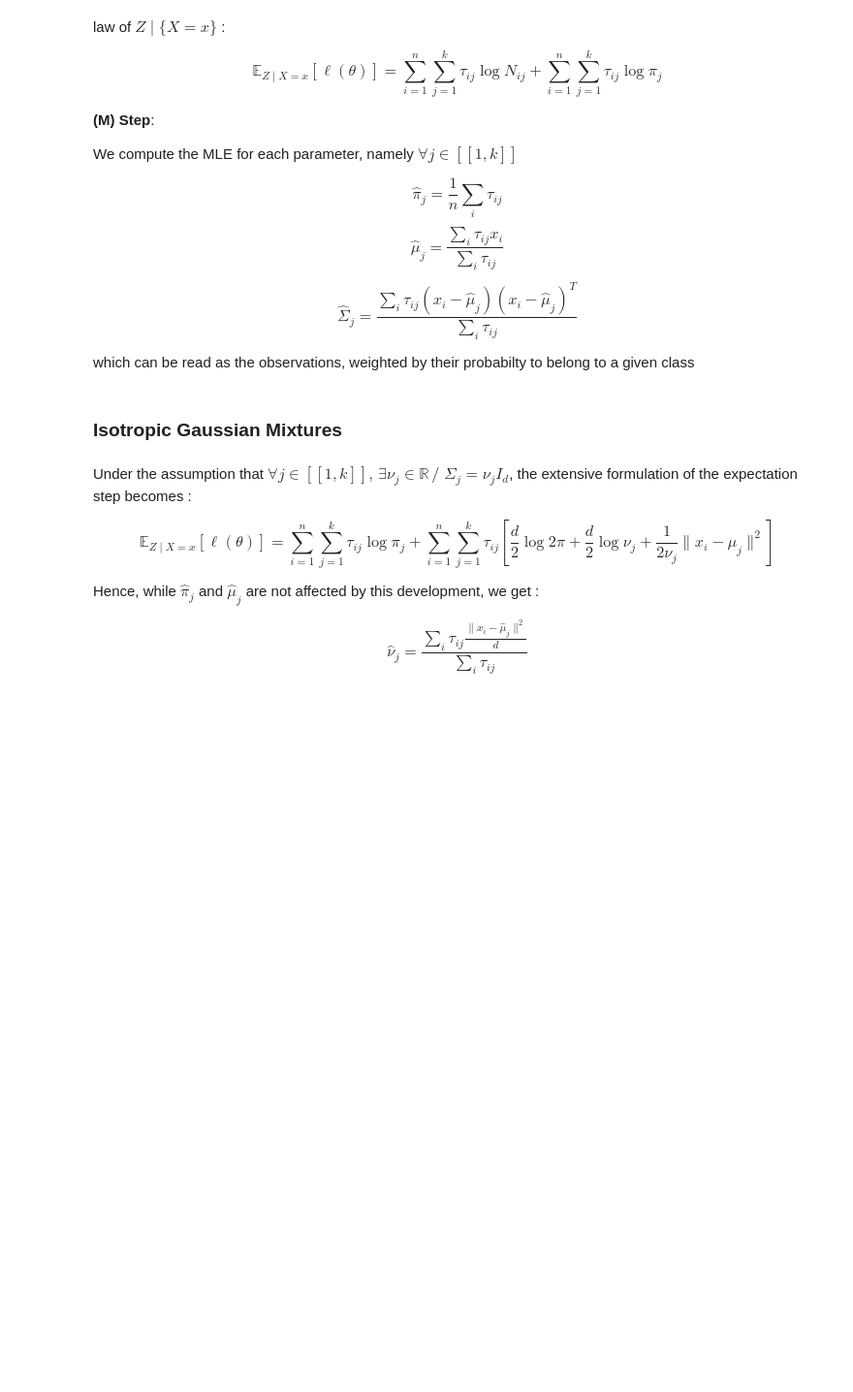
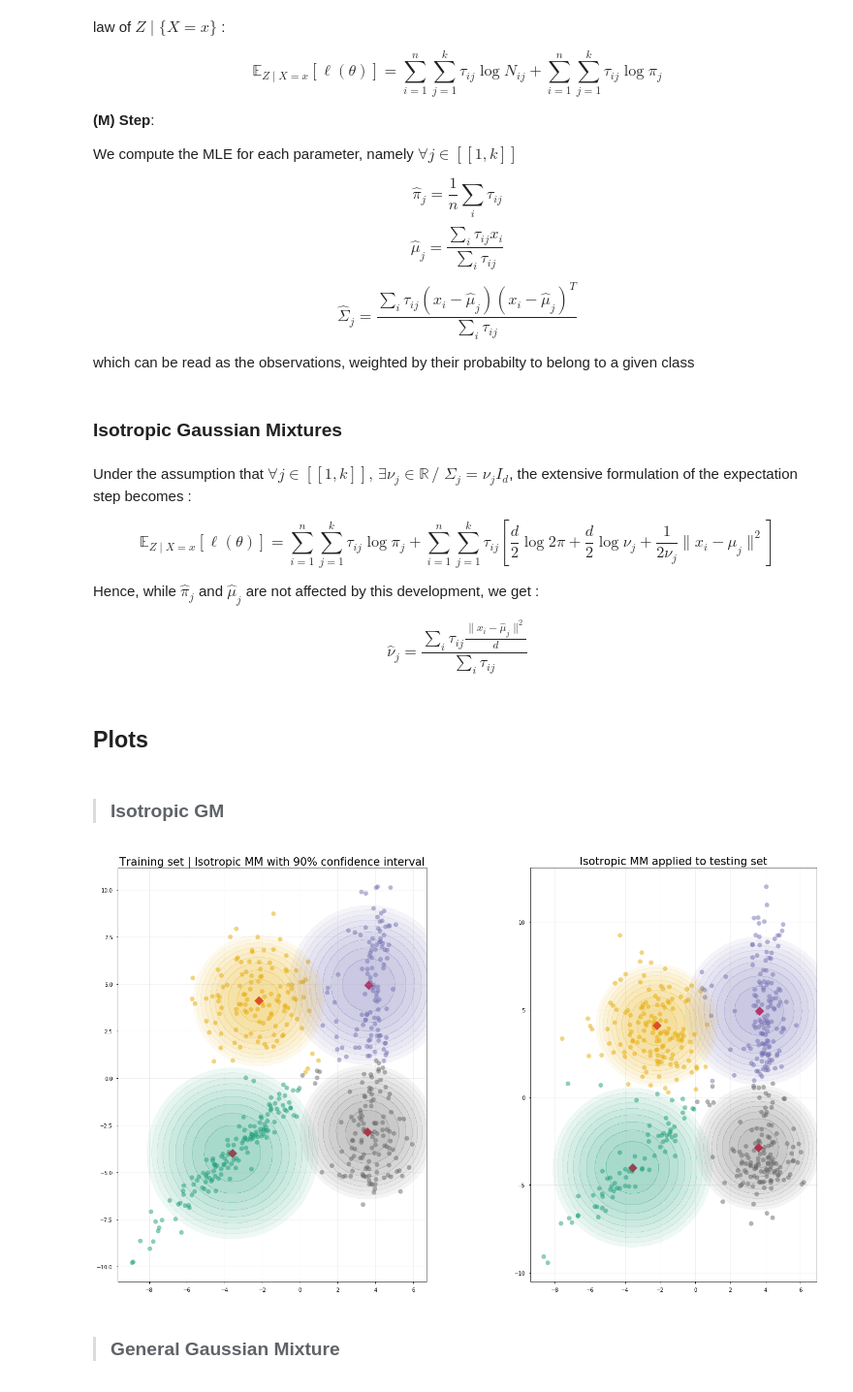
Before and after one commit to shahineb/archives1819, a Jupyter notebook: HWK2/HWK2.ipynb, the cells around one changed output. Shown at 97% size. Drawn from its saved outputs; the diff is of its cells as text; code cells hidden in the pictures; blank space fills up the shorter version.

```diff
--- a/HWK2/HWK2.ipynb
+++ b/HWK2/HWK2.ipynb
@@ -125,3 +133,35 @@ Hence, while $\hat{\pi}_{j}$ and $\hat{\mu}_{j}$ are not affected by this develo
 $$
 \hat{\nu}_{j} = \frac{\sum_{i}\tau_{ij}\frac{\|x_{i}-\hat{\mu}_{j}\|^{2}}{d}}{\sum_{i}\tau_{ij}}
 $$
+# %% [markdown]
+## Plots
+# %% [markdown]
+> ### Isotropic GM
+# %%
+iso_gmm = IsotropicGM(k=4, initialization="kmeans")
+iso_gmm.fit(train)
+# %%
+fig, ax = plt.subplots(1, 2, figsize=(22, 12))
+
+title = "Training set | Isotropic MM with 90% confidence interval"
+iso_gmm.plot_pred(X=train,
+                 labels=iso_gmm.labels_,
+                 title=title,
+                 plot_kwds=plot_kwds,
+                 ax=ax[0])
+ax[0].set_aspect('equal')
+
+test_labels = iso_gmm.predict(test)
+title = "Isotropic MM applied to testing set"
+iso_gmm.plot_pred(X=test,
+                 labels=test_labels,
+                 title=title,
+                 plot_kwds=plot_kwds,
+                 ax=ax[1])
+ax[1].set_aspect('equal')
+plt.tight_layout()
+# plt.savefig("docs/img/3_b_isotropic_gm.png")
+# %% [output]
+[figure, added]
+# %% [markdown]
+> ### General Gaussian Mixture
```
Also changed, not shown: parts of 5 cells of this notebook, 10 other files.
